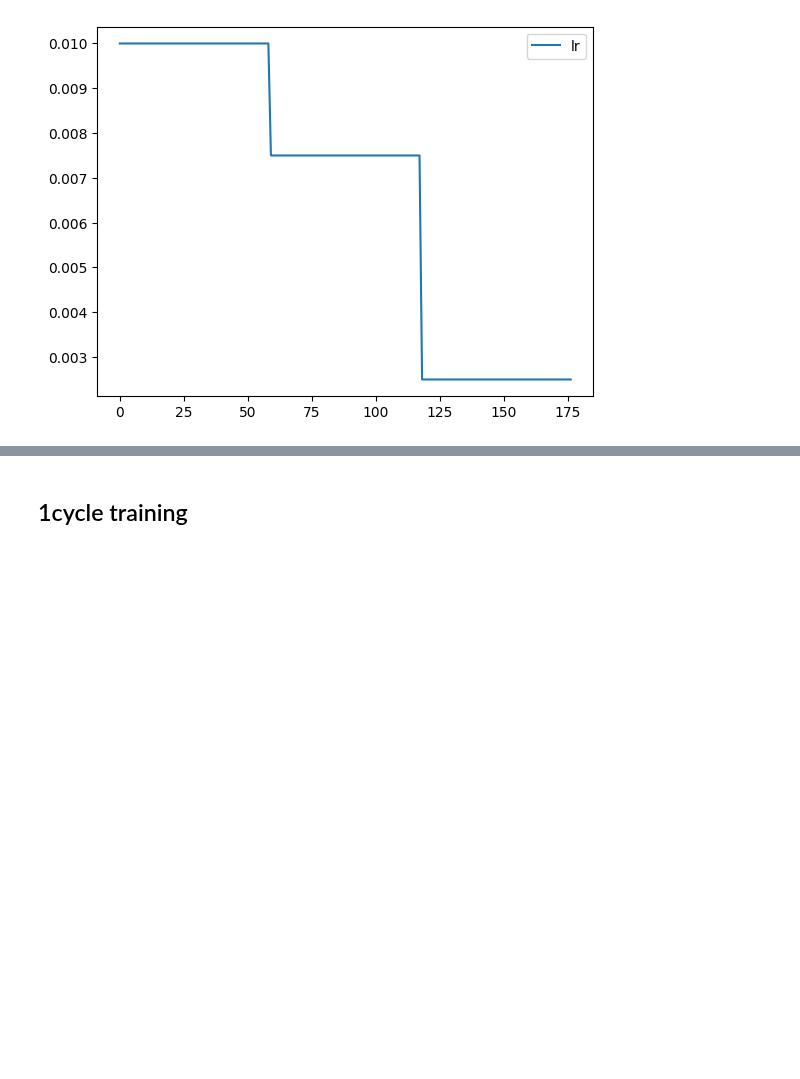
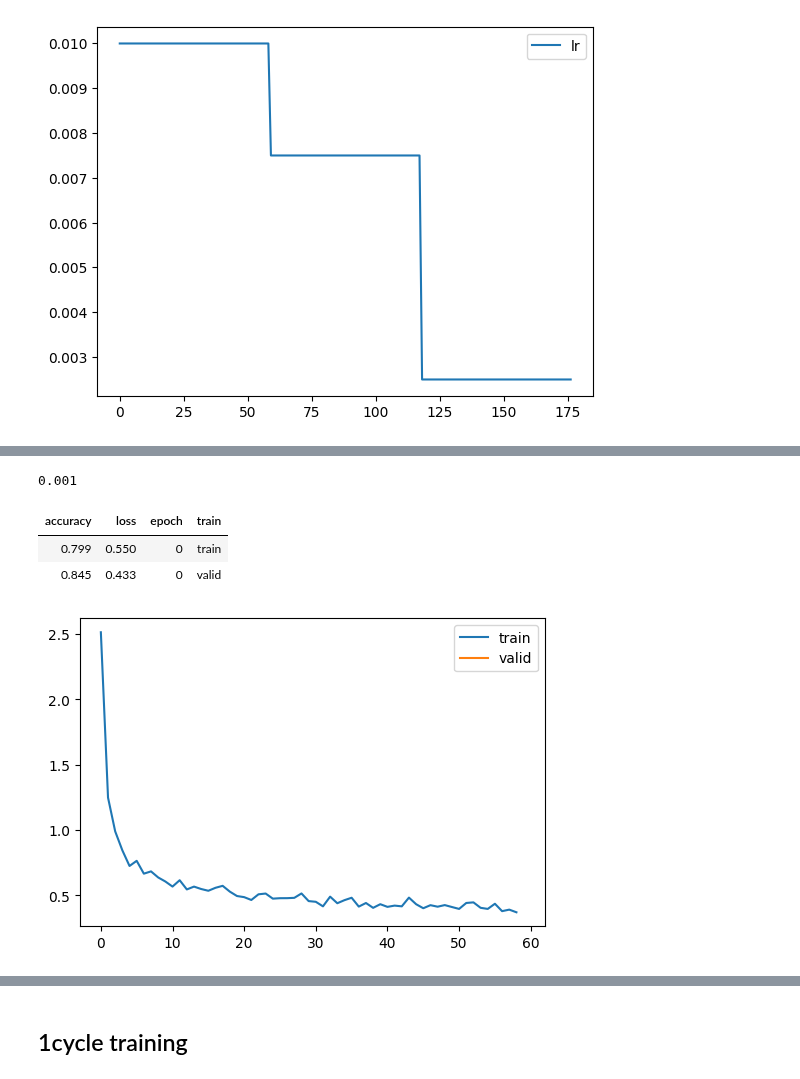
Before and after one commit to daniilgaltsev/fastai_course, a Jupyter notebook: nbs/12_accel_sgd.ipynb, the cells around one changed output, grey strips where cells are left out. Saved outputs shown, nothing was run; the diff lists cells and outputs as text; code cells hidden in the pictures; blank space fills up the shorter version.

Commit message:
add own schedulers for lesson 18

```diff
--- a/nbs/12_accel_sgd.ipynb
+++ b/nbs/12_accel_sgd.ipynb
@@ -424,3 +424,9 @@ learn.fit(epochs)
 record.plot()
 # %% [output]
 [figure]
+# %%
+model = get_model(act=act_init, norm=nn.BatchNorm2d)
+opt = optim.AdamW(model.parameters())
+# %%
+pg = opt.param_groups[0]
+list(pg.keys())
@@ -426,0 +445,43 @@ record.plot()
+# %%
+pg["lr"]
+# %% [output]
+0.001
+# %%
+class LRScheduler:
+    def __init__(self, opt):
+        self.opt = opt
+        self.step_count = 0
+        self.lr0 = [pg["lr"] for pg in self.opt.param_groups]
+
+    def get_lr(self, step, lr0, prev_lr):
+        return prev_lr
+
+    def step(self):
+        self.step_count += 1
+
+        for idx, pg in enumerate(self.opt.param_groups):
+            pg["lr"] = self.get_lr(self.step_count, self.lr0[idx], pg["lr"])
+# %%
+class LinearLRS(LRScheduler):
+    def __init__(self, opt, max_steps):
+        super().__init__(opt)
+        self.max_steps = max_steps
+
+    def get_lr(self, step, lr0, prev_lr):
+        return lr0 * (1. - (step - 1) / self.max_steps)
+# %%
+epochs = 1
+tmax = len(dls.train) * epochs
+sched = BatchSchedCB(partial(LinearLRS, max_steps=tmax))
+record = RecorderCB(lr=get_lr)
+
+set_seed(1103)
+model = get_model(act=act_init, norm=nn.BatchNorm2d)
+model = model.apply(init_w)
+learn = TrainLearner(model, dls, F.cross_entropy, lr=0.01, cbs=cbs+[sched, record], opt_func=optim.AdamW)
+learn.fit(epochs)
+# %% [output]
+| accuracy | loss | epoch | train |
+| 0.799 | 0.550 | 0 | train |
+| 0.845 | 0.433 | 0 | valid |
+[figure, added]
```
Also changed, not shown: parts of 6 cells of this notebook, 1 other file.
